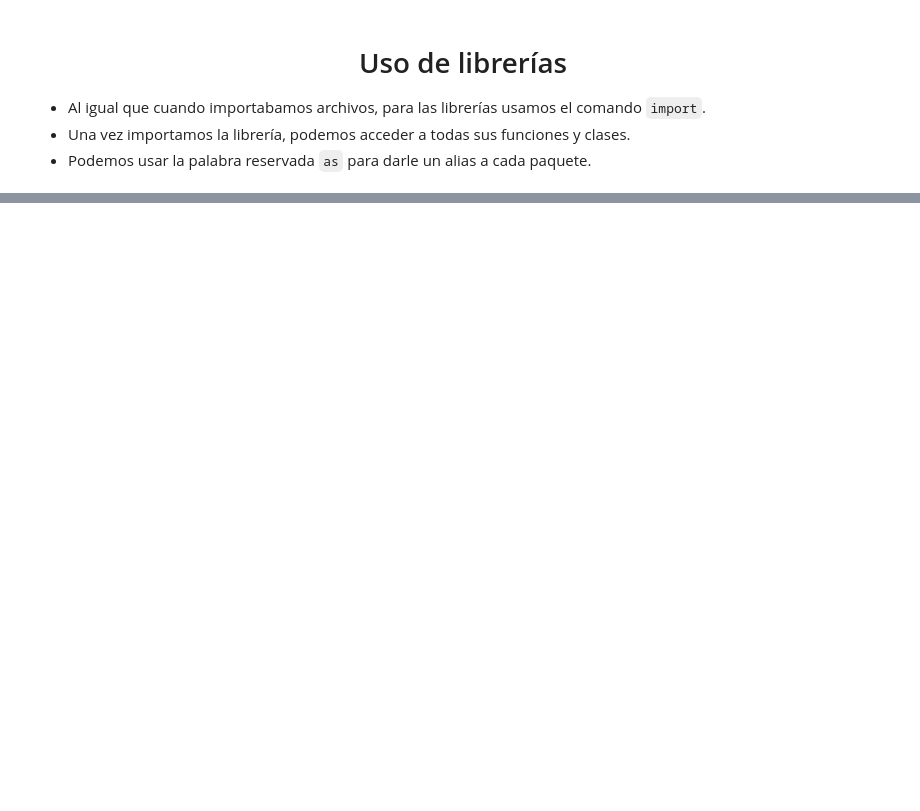
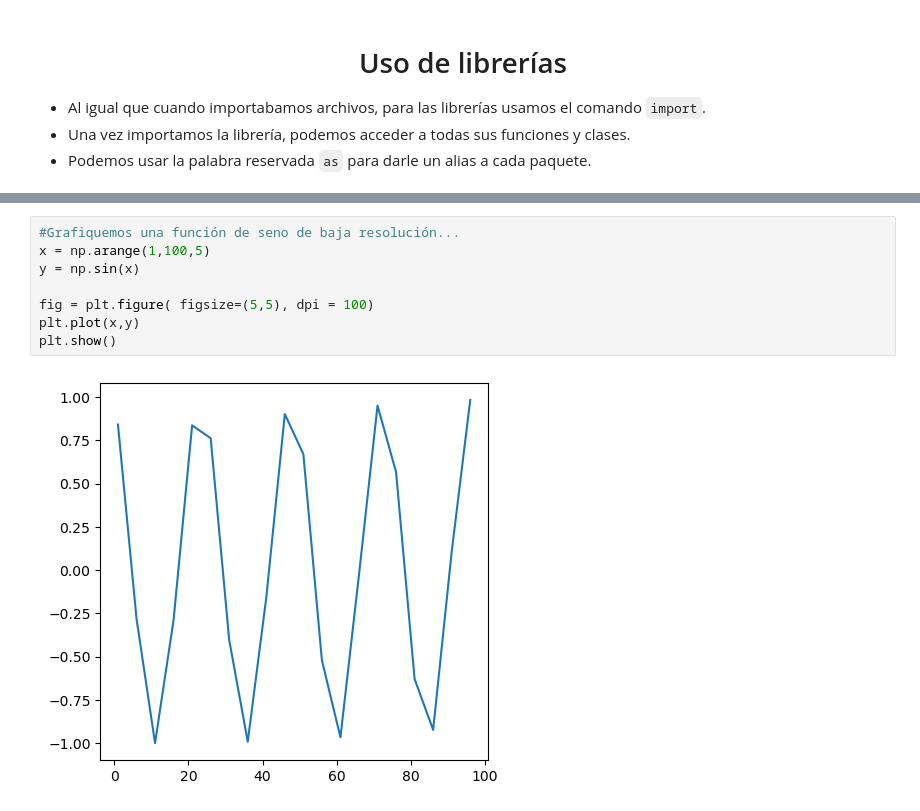
Before and after one commit to alceballosa/programming_fundamentals_py, a Jupyter notebook: Semana_6_1.ipynb, the cells around one changed output, grey strips where cells are left out. Cells and saved outputs as stored; diff of their text form; blank space fills up the shorter version.

```diff
--- a/Semana_6_1.ipynb
+++ b/Semana_6_1.ipynb
@@ -93,0 +426,10 @@ import numpy as np
+# %%
+#Grafiquemos una función de seno de baja resolución...
+x = np.arange(1,100,5)
+y = np.sin(x)
+
+fig = plt.figure( figsize=(5,5), dpi = 100)
+plt.plot(x,y)
+plt.show()
+# %% [output]
+[figure, added]
```
Also changed, not shown: parts of 60 cells of this notebook, 2 other files.
